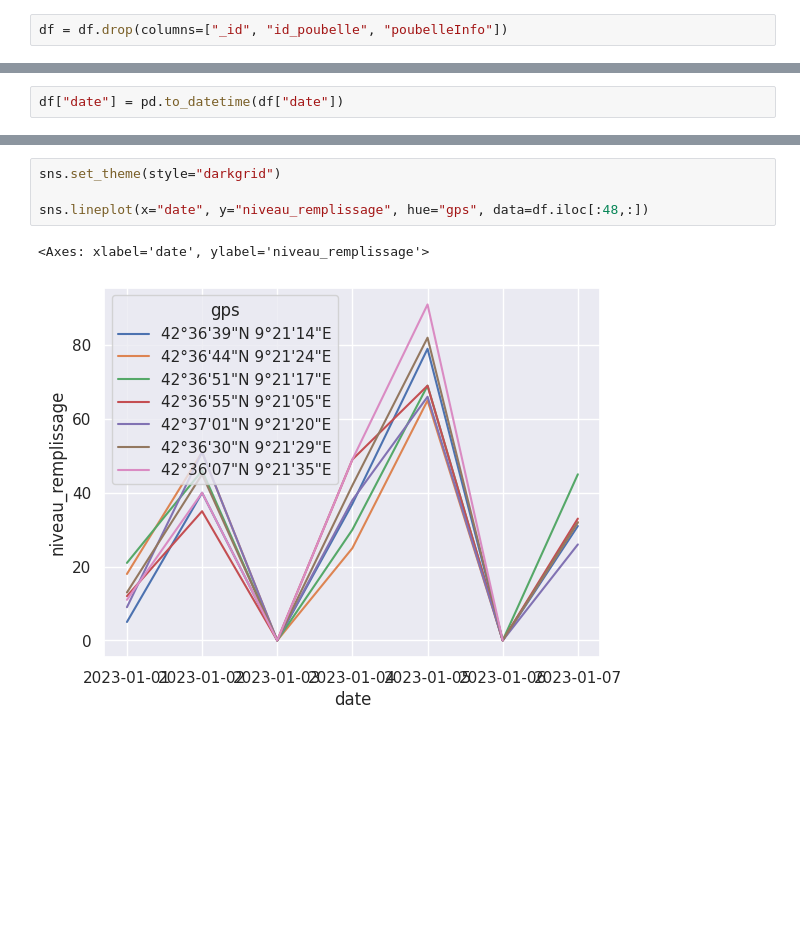
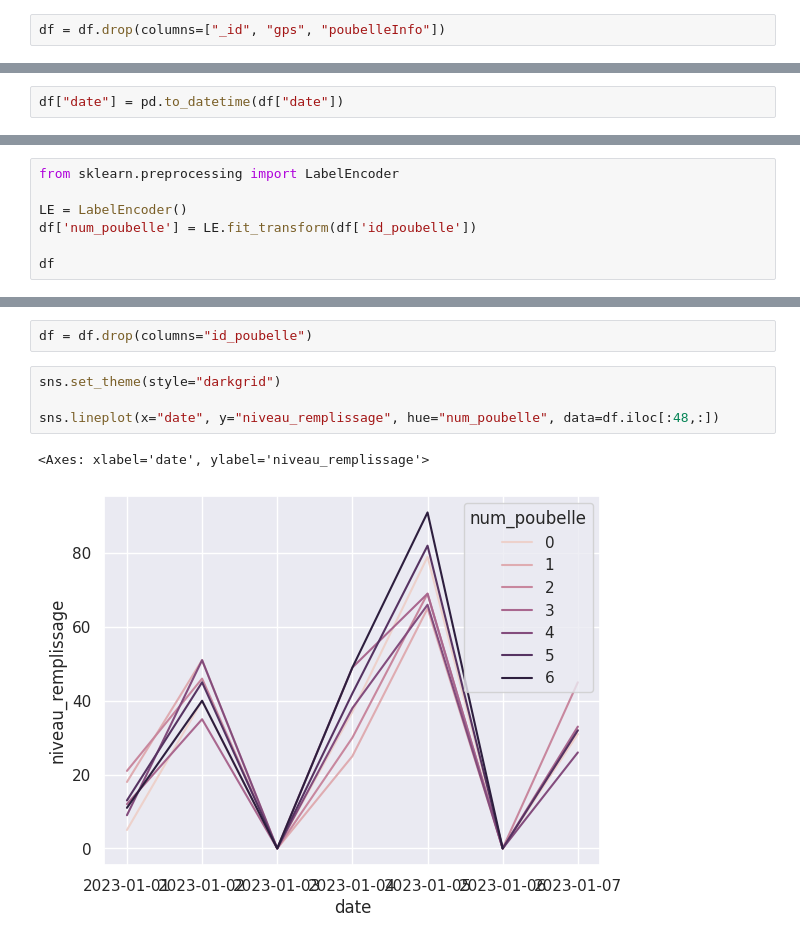
Before and after one commit to Edouard1er/smart-waste-manager-backend, a Jupyter notebook: backend/models/apprentissage_initial.ipynb, the cells around one changed output, grey strips where cells are left out. Drawn from its saved outputs; the diff is of its cells as text; blank space fills up the shorter version.

```diff
--- a/backend/models/apprentissage_initial.ipynb
+++ b/backend/models/apprentissage_initial.ipynb
@@ -76,7 +78,7 @@ df
 | 38496 | 6584b3d10086777823b91ba3 | 6584b3a10086777823b9175b | 1 | 2024-01-01 | 100 | {'_id': 6584b3a10086777823b9175b,... | 6584b3a00086777823b91756 | 42°36'05"N 9°16'16"E |
 38497 rows × 8 columns
 # %%
-df = df.drop(columns=["_id", "id_poubelle", "poubelleInfo"])
+df = df.drop(columns=["_id", "gps", "poubelleInfo"])
 # %%
 df
 # %% [output]
@@ -187 +189,8 @@ df
 38497 rows × 5 columns
+# %%
+from sklearn.preprocessing import LabelEncoder
+
+LE = LabelEncoder()
+df['num_poubelle'] = LE.fit_transform(df['id_poubelle'])
+
+df
@@ -188,7 +211,9 @@ df
+# %%
+df = df.drop(columns="id_poubelle")
 # %%
 sns.set_theme(style="darkgrid")
 
-sns.lineplot(x="date", y="niveau_remplissage", hue="gps", data=df.iloc[:48,:])
+sns.lineplot(x="date", y="niveau_remplissage", hue="num_poubelle", data=df.iloc[:48,:])
 # %% [output]
 <Axes: xlabel='date', ylabel='niveau_remplissage'>
-[figure, old version]
+[figure, new version]
```
Also changed, not shown: parts of 18 cells of this notebook, 1 other file.
